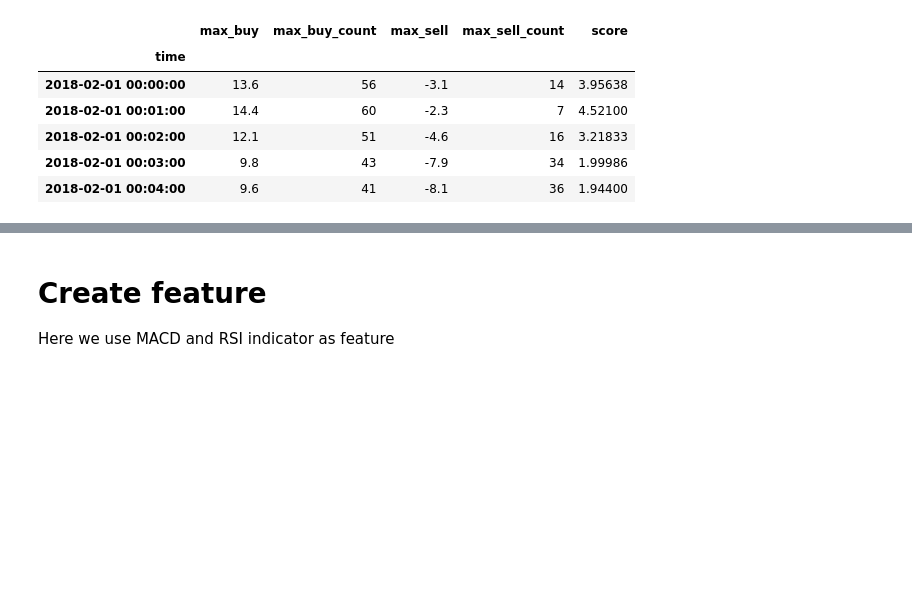
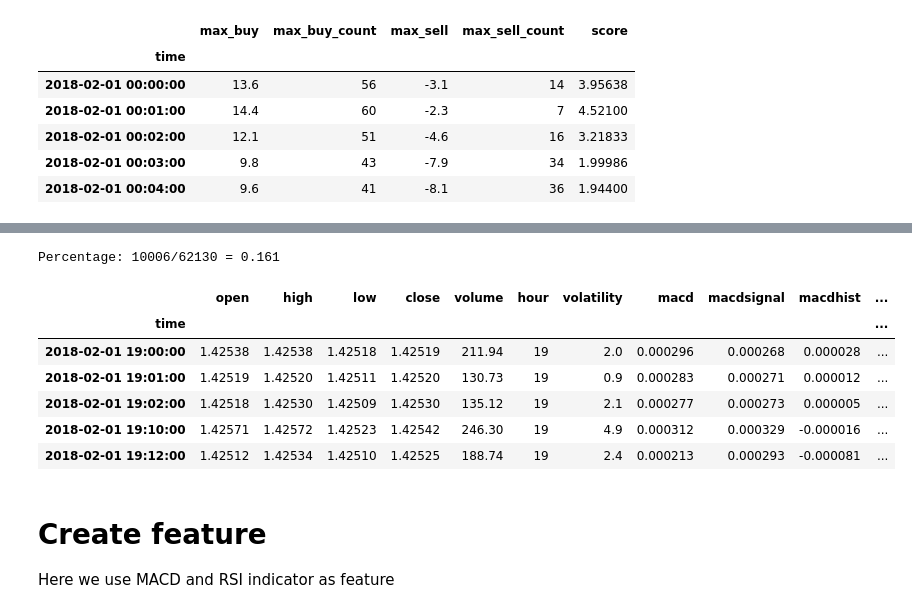
Before and after one commit to lorne-luo/ironman, a Jupyter notebook: mark1/step 2 - feature enginering.ipynb, the cells around one changed output, grey strips where cells are left out. Saved outputs shown, nothing was run; the diff lists cells and outputs as text; code cells hidden in the pictures; blank space fills up the shorter version.

```diff
--- a/mark1/step 2 - feature enginering.ipynb
+++ b/mark1/step 2 - feature enginering.ipynb
@@ -221,3 +253,20 @@ profit_df.head(5)
+# %%
+total_count=len(merge_df[(merge_df['hour'] > 18) & (merge_df['hour'] < 23)])
+scalping_count=len(merge_df[(merge_df['hour'] > 18) & (merge_df['hour'] < 23) & (merge_df['score'] > 4)])
+
+print('Percentage: %s/%s = %.3f'%(scalping_count,total_count,scalping_count/total_count))
+
+merge_df[(merge_df['hour'] > 18) & (merge_df['hour'] < 23) &
+         (merge_df['score'] > 4) & (merge_df['score'] < 10)].head()
+# %% [output]
+Percentage: 10006/62130 = 0.161
+|  | open | high | low | close | volume | hour | volatility | macd | macdsignal | macdhist | ... |
+| time |  |  |  |  |  |  |  |  |  |  | ... |
+| 2018-02-01 19:00:00 | 1.42538 | 1.42538 | 1.42518 | 1.42519 | 211.94 | 19 | 2.0 | 0.000296 | 0.000268 | 0.000028 | ... |
+| 2018-02-01 19:01:00 | 1.42519 | 1.42520 | 1.42511 | 1.42520 | 130.73 | 19 | 0.9 | 0.000283 | 0.000271 | 0.000012 | ... |
+| 2018-02-01 19:02:00 | 1.42518 | 1.42530 | 1.42509 | 1.42530 | 135.12 | 19 | 2.1 | 0.000277 | 0.000273 | 0.000005 | ... |
+| 2018-02-01 19:10:00 | 1.42571 | 1.42572 | 1.42523 | 1.42542 | 246.30 | 19 | 4.9 | 0.000312 | 0.000329 | -0.000016 | ... |
+| 2018-02-01 19:12:00 | 1.42512 | 1.42534 | 1.42510 | 1.42525 | 188.74 | 19 | 2.4 | 0.000213 | 0.000293 | -0.000081 | ... |
 # %% [markdown]
 # Create feature
 
```
Also changed, not shown: parts of 4 cells of this notebook.
